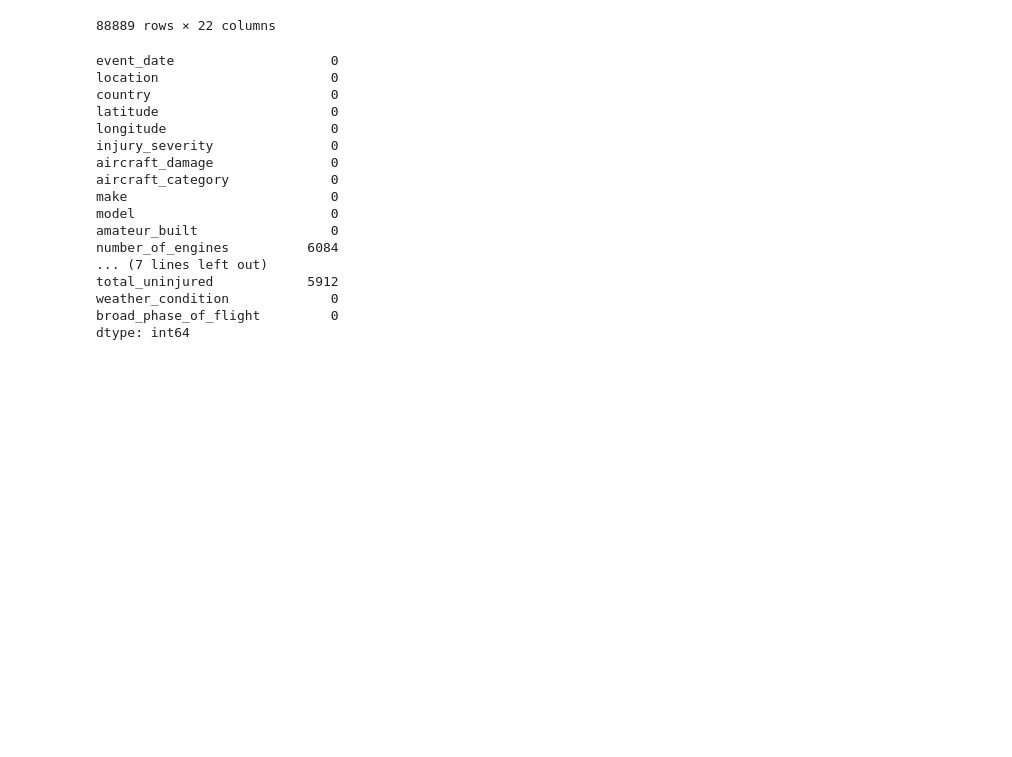
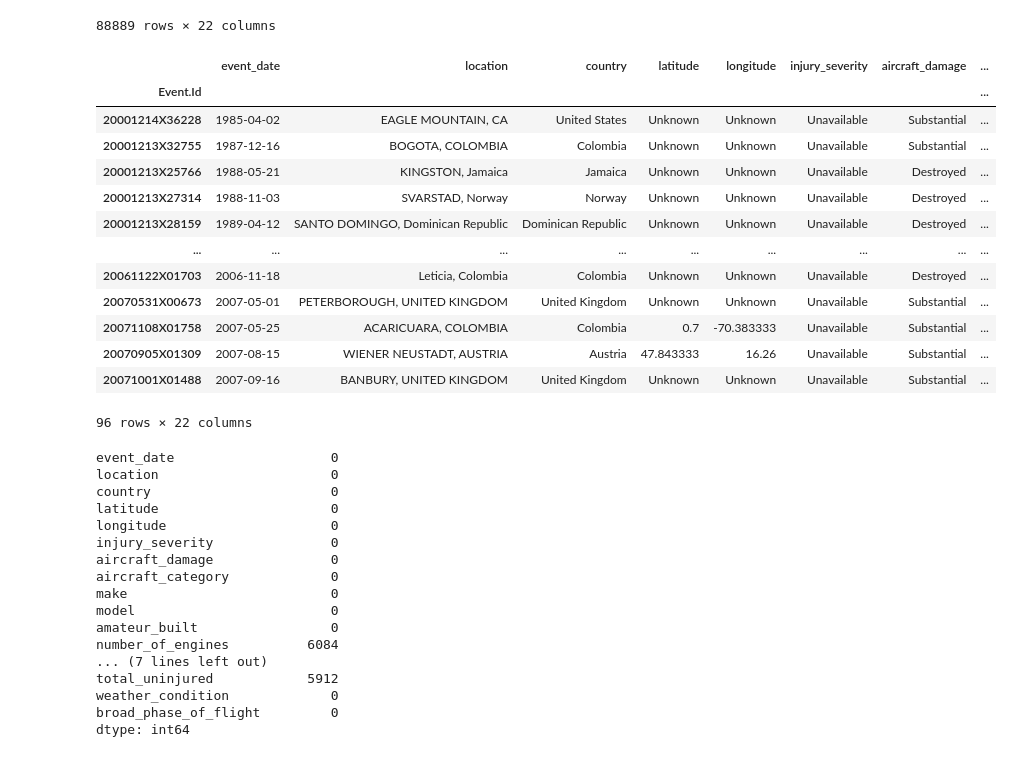
Before and after one commit to StacyMogeni/phase1_project, a Jupyter notebook: Untitled.ipynb, the cells around one changed output. Drawn from its saved outputs; the diff is of its cells as text; code cells hidden in the pictures; blank space fills up the shorter version.

```diff
--- a/Untitled.ipynb
+++ b/Untitled.ipynb
@@ -254,3 +254,20 @@ fill_nans_with_unknown(df1)
 | 20221227106498 | 2022-12-26 | Morgan, UT | United States | Unknown | Unknown | Unknown | Unknown | ... |
 | 20221230106513 | 2022-12-29 | Athens, GA | United States | Unknown | Unknown | Minor | Unknown | ... |
 88889 rows × 22 columns
+# %%
+df1[df1["injury_severity"]== "Unavailable"]
+# %% [output]
+|  | event_date | location | country | latitude | longitude | injury_severity | aircraft_damage | ... |
+| Event.Id |  |  |  |  |  |  |  | ... |
+| 20001214X36228 | 1985-04-02 | EAGLE MOUNTAIN, CA | United States | Unknown | Unknown | Unavailable | Substantial | ... |
+| 20001213X32755 | 1987-12-16 | BOGOTA, COLOMBIA | Colombia | Unknown | Unknown | Unavailable | Substantial | ... |
+| 20001213X25766 | 1988-05-21 | KINGSTON, Jamaica | Jamaica | Unknown | Unknown | Unavailable | Destroyed | ... |
+| 20001213X27314 | 1988-11-03 | SVARSTAD, Norway | Norway | Unknown | Unknown | Unavailable | Destroyed | ... |
+| 20001213X28159 | 1989-04-12 | SANTO DOMINGO, Dominican Republic | Dominican Republic | Unknown | Unknown | Unavailable | Destroyed | ... |
+| ... | ... | ... | ... | ... | ... | ... | ... | ... |
+| 20061122X01703 | 2006-11-18 | Leticia, Colombia | Colombia | Unknown | Unknown | Unavailable | Destroyed | ... |
+| 20070531X00673 | 2007-05-01 | PETERBOROUGH, UNITED KINGDOM | United Kingdom | Unknown | Unknown | Unavailable | Substantial | ... |
+| 20071108X01758 | 2007-05-25 | ACARICUARA, COLOMBIA | Colombia | 0.7 | -70.383333 | Unavailable | Substantial | ... |
+| 20070905X01309 | 2007-08-15 | WIENER NEUSTADT, AUSTRIA | Austria | 47.843333 | 16.26 | Unavailable | Substantial | ... |
+| 20071001X01488 | 2007-09-16 | BANBURY, UNITED KINGDOM | United Kingdom | Unknown | Unknown | Unavailable | Substantial | ... |
+96 rows × 22 columns
```
Also changed, not shown: parts of 16 cells of this notebook.
